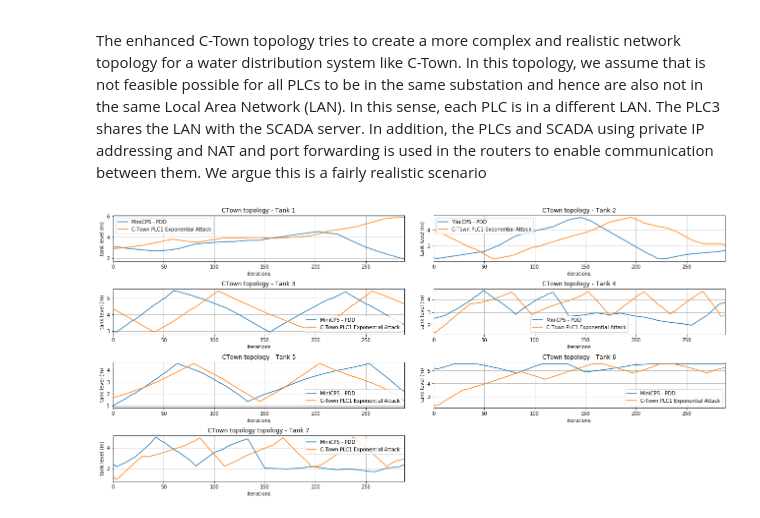
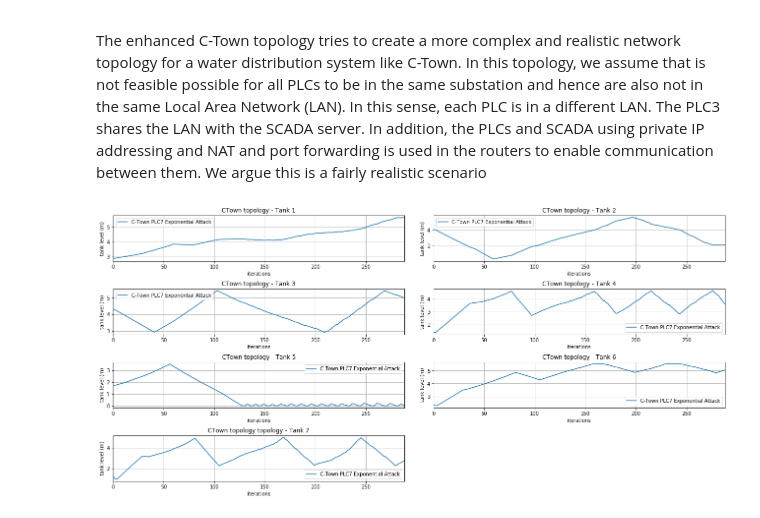
Before and after one commit to Critical-Infrastructure-Systems-Lab/DHALSIM, a Jupyter notebook: ICS_topologies/enhanced_ctown_topology/plot_enhanced_ctown.ipynb, the cells around one changed output. Drawn from its saved outputs; the diff is of its cells as text; code cells hidden in the pictures.

Commit message:
Changes to the exponential attack
Former-commit-id: ab570ebe68a2a553c4d71605d0c70fc3930c894e

```diff
--- a/ICS_topologies/enhanced_ctown_topology/plot_enhanced_ctown.ipynb
+++ b/ICS_topologies/enhanced_ctown_topology/plot_enhanced_ctown.ipynb
@@ -11,26 +11,22 @@ import csv
 import time
 import pandas as pd
 # %%
-#no_minicps_ctown = pd.read_csv('../ctown_topology/output/no_attack/physical_process.csv')
 no_minicps_ctown = pd.read_csv('no_attack/output/physical_process.csv')
-#no_minicps_ctown = pd.read_csv('../../Demand_patterns/test_ctown_week_1_wntr.csv')
-#no_minicps_ctown = pd.read_csv('no_attack_custom_pattern_tank_levels_delay_losses/output/physical_process.csv')
 
 minicps_ctown = pd.read_csv('desktop_test/output/physical_process.csv')
-#minicps_ctown = pd.read_csv('no_attack_custom_pattern_tank_levels/output/physical_process.csv')
 minicps_ctown_plc1_attack = pd.read_csv('plc1_attack/output/physical_process.csv')
 minicps_ctown_mitm_plc5_attack = pd.read_csv('mitm_plc5_attack/output/physical_process.csv')
-
 minicps_ctown_plc1_exp_attack = pd.read_csv('vm_tests/tank_1_empty_exponential/week_19/physical_process.csv')
+minicps_ctown_plc7_plc5_exp_attack = pd.read_csv('icss_paper_attacks/tank_5_overflow_exponential_1_day/week_19/physical_process.csv')
 
 subplot_hspace = 0.6
 subplot_wspace = 0.1
 
 dd = plt.subplot(4,2,1)
-minicps_ctown["T1_LEVEL"].plot(label='MiniCPS - PDD', ax=dd)
+#minicps_ctown["T1_LEVEL"].plot(label='MiniCPS - PDD', ax=dd)
 #minicps_ctown_plc1_attack["T1_LEVEL"].plot(label='MiniCPS - PLC1 Attack', ax=dd)
 #minicps_ctown_mitm_plc5_attack["T1_LEVEL"].plot(label='MiniCPS - Mitm PLC5 Attack', ax=dd)
-minicps_ctown_plc1_exp_attack["T1_LEVEL"].plot(label='C-Town PLC1 Exponential Attack', ax=dd)
+minicps_ctown_plc7_plc5_exp_attack["T1_LEVEL"].plot(label='C-Town PLC7 Exponential Attack', ax=dd)
 
 
 plt.title("CTown topology - Tank 1")
@@ -41,10 +37,10 @@ plt.subplots_adjust(top=2.00, right=3.00, hspace = subplot_hspace, wspace=subplo
 plt.grid(True)
 
 dd = plt.subplot(4,2,2)
-minicps_ctown["T2_LEVEL"].plot(label='MiniCPS - PDD', ax=dd)
+#minicps_ctown["T2_LEVEL"].plot(label='MiniCPS - PDD', ax=dd)
 #minicps_ctown_plc1_attack["T2_LEVEL"].plot(label='MiniCPS - PLC1 Attack', ax=dd)
 #minicps_ctown_mitm_plc5_attack["T2_LEVEL"].plot(label='MiniCPS - Mitm PLC5 Attack', ax=dd)
-minicps_ctown_plc1_exp_attack["T2_LEVEL"].plot(label='C-Town PLC1 Exponential Attack', ax=dd)
+minicps_ctown_plc7_plc5_exp_attack["T2_LEVEL"].plot(label='C-Town PLC7 Exponential Attack', ax=dd)
 plt.title("CTown topology - Tank 2")
 plt.xlabel('iterations')
 plt.ylabel('tank level (m)')
@@ -53,10 +49,10 @@ plt.subplots_adjust(top=2.00, right=3.00, hspace = subplot_hspace, wspace=subplo
 plt.grid(True)
 
 dd = plt.subplot(4,2,3)
-minicps_ctown["T3_LEVEL"].plot(label='MiniCPS - PDD', ax=dd)
+#minicps_ctown["T3_LEVEL"].plot(label='MiniCPS - PDD', ax=dd)
 #minicps_ctown_plc1_attack["T3_LEVEL"].plot(label='MiniCPS - PLC1 Attack', ax=dd)
 #minicps_ctown_mitm_plc5_attack["T3_LEVEL"].plot(label='MiniCPS - Mitm PLC5 Attack', ax=dd)
-minicps_ctown_plc1_exp_attack["T3_LEVEL"].plot(label='C-Town PLC1 Exponential Attack', ax=dd)
+minicps_ctown_plc7_plc5_exp_attack["T3_LEVEL"].plot(label='C-Town PLC7 Exponential Attack', ax=dd)
 plt.title("CTown topology - Tank 3")
 plt.xlabel('iterations')
 plt.ylabel('tank level (m)')
@@ -65,10 +61,10 @@ plt.subplots_adjust(top=2.00, right=3.00, hspace = subplot_hspace, wspace=subplo
 plt.grid(True)
 
 dd = plt.subplot(4,2,4)
-minicps_ctown["T4_LEVEL"].plot(label='MiniCPS - PDD', ax=dd)
+#minicps_ctown["T4_LEVEL"].plot(label='MiniCPS - PDD', ax=dd)
 #minicps_ctown_plc1_attack["T4_LEVEL"].plot(label='MiniCPS - PLC1 Attack', ax=dd)
 #minicps_ctown_mitm_plc5_attack["T4_LEVEL"].plot(label='MiniCPS - Mitm PLC5 Attack', ax=dd)
-minicps_ctown_plc1_exp_attack["T4_LEVEL"].plot(label='C-Town PLC1 Exponential Attack', ax=dd)
+minicps_ctown_plc7_plc5_exp_attack["T4_LEVEL"].plot(label='C-Town PLC7 Exponential Attack', ax=dd)
 plt.title("CTown topology - Tank 4")
 plt.xlabel('iterations')
 plt.ylabel('tank level (m)')
@@ -77,39 +73,39 @@ plt.subplots_adjust(top=2.00, right=3.00, hspace = subplot_hspace, wspace=subplo
 plt.grid(True)
 
 dd = plt.subplot(4,2,5)
-minicps_ctown["T5_LEVEL"].plot(label='MiniCPS - PDD', ax=dd)
+#minicps_ctown["T5_LEVEL"].plot(label='MiniCPS - PDD', ax=dd)
 #minicps_ctown_plc1_attack["T5_LEVEL"].plot(label='MiniCPS - PLC1 Attack', ax=dd)
 #minicps_ctown_mitm_plc5_attack["T5_LEVEL"].plot(label='MiniCPS - Mitm PLC5 Attack', ax=dd)
-minicps_ctown_plc1_exp_attack["T5_LEVEL"].plot(label='C-Town PLC1 Exponential Attack', ax=dd)
+minicps_ctown_plc7_plc5_exp_attack["T5_LEVEL"].plot(label='C-Town PLC7 Exponential Attack', ax=dd)
 plt.title("CTown topology - Tank 5")
 plt.xlabel('iterations')
 plt.ylabel('tank level (m)')
 plt.legend()
 plt.subplots_adjust(top=2.00, right=3.00, hspace = subplot_hspace, wspace=subplot_wspace)
 plt.grid(True)
 
 dd = plt.subplot(4,2,6)
-minicps_ctown["T6_LEVEL"].plot(label='MiniCPS - PDD', ax=dd)
+#minicps_ctown["T6_LEVEL"].plot(label='MiniCPS - PDD', ax=dd)
 #minicps_ctown_plc1_attack["T6_LEVEL"].plot(label='MiniCPS - PLC1 Attack', ax=dd)
 #minicps_ctown_mitm_plc5_attack["T6_LEVEL"].plot(label='MiniCPS - Mitm PLC5 Attack', ax=dd)
-minicps_ctown_plc1_exp_attack["T6_LEVEL"].plot(label='C-Town PLC1 Exponential Attack', ax=dd)
+minicps_ctown_plc7_plc5_exp_attack["T6_LEVEL"].plot(label='C-Town PLC7 Exponential Attack', ax=dd)
 plt.title("CTown topology - Tank 6")
 plt.xlabel('iterations')
 plt.ylabel('tank level (m)')
 plt.legend()
 plt.subplots_adjust(top=2.00, right=3.00, hspace = subplot_hspace, wspace=subplot_wspace)
 plt.grid(True)
 
 dd = plt.subplot(4,2,7)
-minicps_ctown["T7_LEVEL"].plot(label='MiniCPS - PDD', ax=dd)
+#minicps_ctown["T7_LEVEL"].plot(label='MiniCPS - PDD', ax=dd)
 #minicps_ctown_plc1_attack["T7_LEVEL"].plot(label='MiniCPS - PLC1 Attack', ax=dd)
 #minicps_ctown_mitm_plc5_attack["T7_LEVEL"].plot(label='MiniCPS - Mitm PLC5 Attack', ax=dd)
-minicps_ctown_plc1_exp_attack["T7_LEVEL"].plot(label='C-Town PLC1 Exponential Attack', ax=dd)
+minicps_ctown_plc7_plc5_exp_attack["T7_LEVEL"].plot(label='C-Town PLC7 Exponential Attack', ax=dd)
 plt.title("CTown topology topology - Tank 7")
 plt.xlabel('iterations')
 plt.ylabel('tank level (m)')
 plt.legend()
 plt.subplots_adjust(top=2.00, right=3.00, hspace = subplot_hspace, wspace=subplot_wspace)
 plt.grid(True)
 # %% [output]
-[figure, old version]
+[figure, new version]
```
Also changed, not shown: 32 other files.
